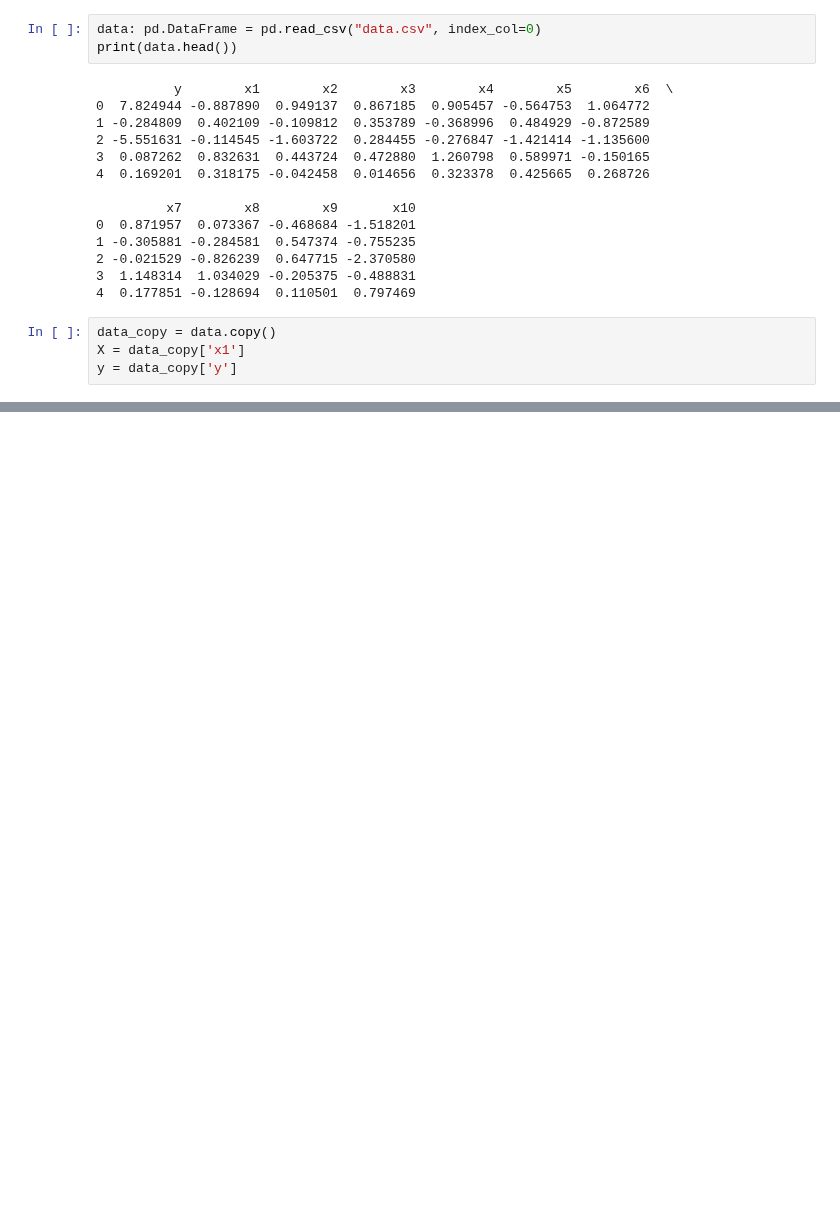
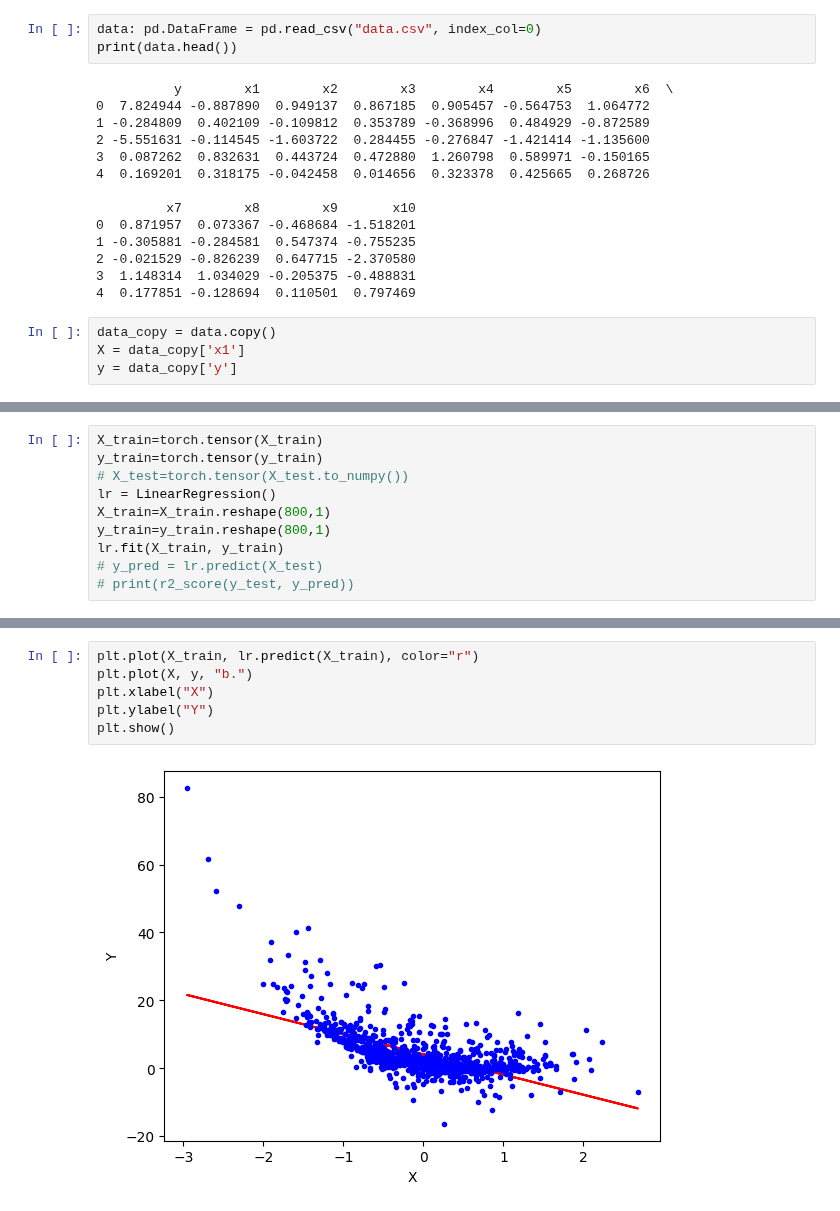
Before and after one commit to MuhammadTarek10/ML-DL, a Jupyter notebook: ml-dl-intro/tasks/poly.ipynb, the cells around one changed output, grey strips where cells are left out. Cells and saved outputs as stored; diff of their text form; blank space fills up the shorter version.

```diff
--- a/ml-dl-intro/tasks/poly.ipynb
+++ b/ml-dl-intro/tasks/poly.ipynb
@@ -27,0 +73,10 @@ y = data_copy['y']
+# %%
+X_train=torch.tensor(X_train)
+y_train=torch.tensor(y_train)
+# X_test=torch.tensor(X_test.to_numpy())
+lr = LinearRegression()
+X_train=X_train.reshape(800,1)
+y_train=y_train.reshape(800,1)
+lr.fit(X_train, y_train)
+# y_pred = lr.predict(X_test)
+# print(r2_score(y_test, y_pred))
@@ -27,0 +93,8 @@ y = data_copy['y']
+# %%
+plt.plot(X_train, lr.predict(X_train), color="r")
+plt.plot(X, y, "b.")
+plt.xlabel("X")
+plt.ylabel("Y")
+plt.show()
+# %% [output]
+[figure, added]
```
Also changed, not shown: parts of 83 cells of this notebook, 3 other files.
